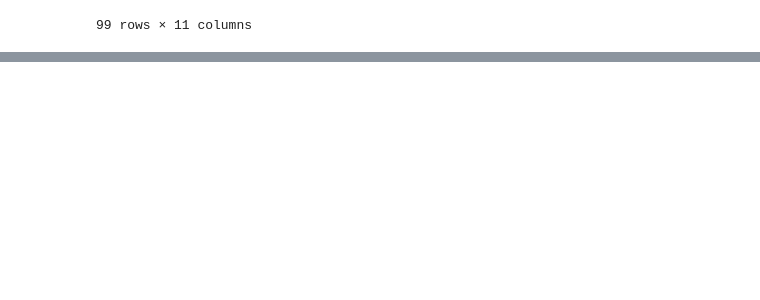
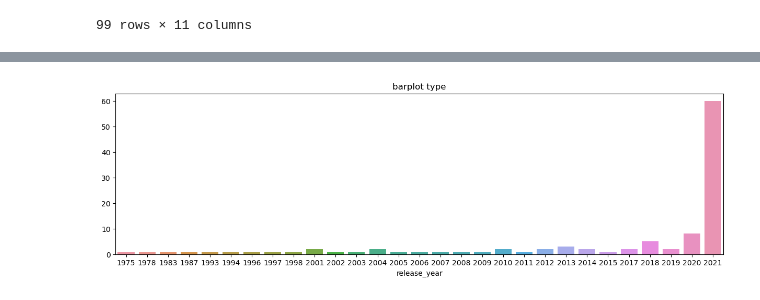
Before and after one commit to emiksapitri/Bootcamp_dataanalyst, a Jupyter notebook: assignment_day13_emik.ipynb, the cells around one changed output, grey strips where cells are left out. Saved outputs shown, nothing was run; the diff lists cells and outputs as text; code cells hidden in the pictures; blank space fills up the shorter version.

```diff
--- a/assignment_day13_emik.ipynb
+++ b/assignment_day13_emik.ipynb
@@ -81,0 +77,7 @@ data_netflix.drop_duplicates()
+# %%
+import pandas as pd
+
+#EDA
+
+data_netflix1 = pd.read_csv('netflix_titles.csv')
+data_netflix1.head()
@@ -81,0 +113,3 @@ data_netflix.drop_duplicates()
+# %%
+data_netflix1['date_added'] = pd.to_datetime(data_netflix1['date_added'])
+data_netflix1.head()
@@ -81,0 +164,8 @@ data_netflix.drop_duplicates()
+# %%
+#nomor 2: histplot
+
+import seaborn as sns
+import matplotlib.pyplot as plt
+
+group1 = data_netflix1.groupby('release_year')['type'].count()
+group1
@@ -81,0 +190,7 @@ data_netflix.drop_duplicates()
+# %%
+plt.figure(figsize=[15,4])
+sns.barplot(x=group1.index, y = group1.values, data = data_netflix1)
+plt.title('barplot type')
+plt.show()
+# %% [output]
+[figure, added]
```
Also changed, not shown: parts of 11 cells of this notebook, 1 other file.
